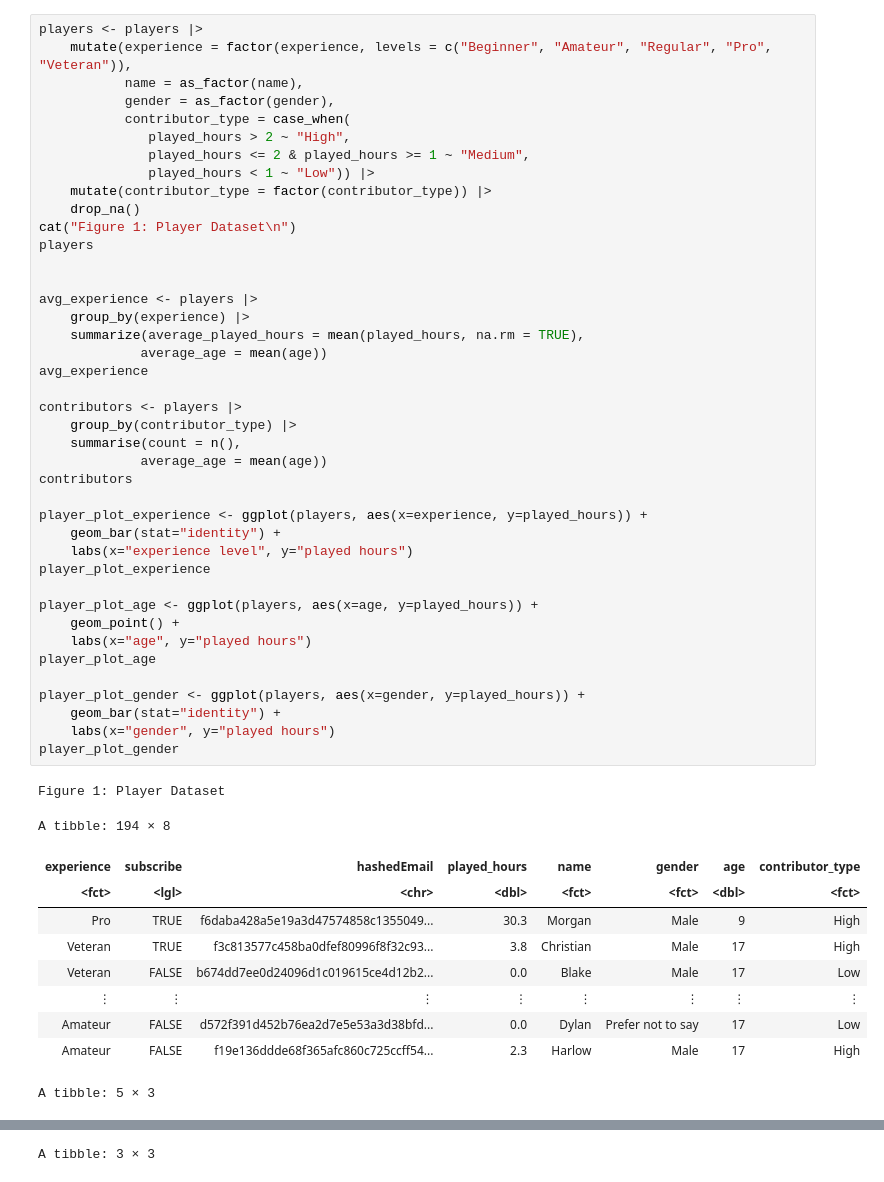
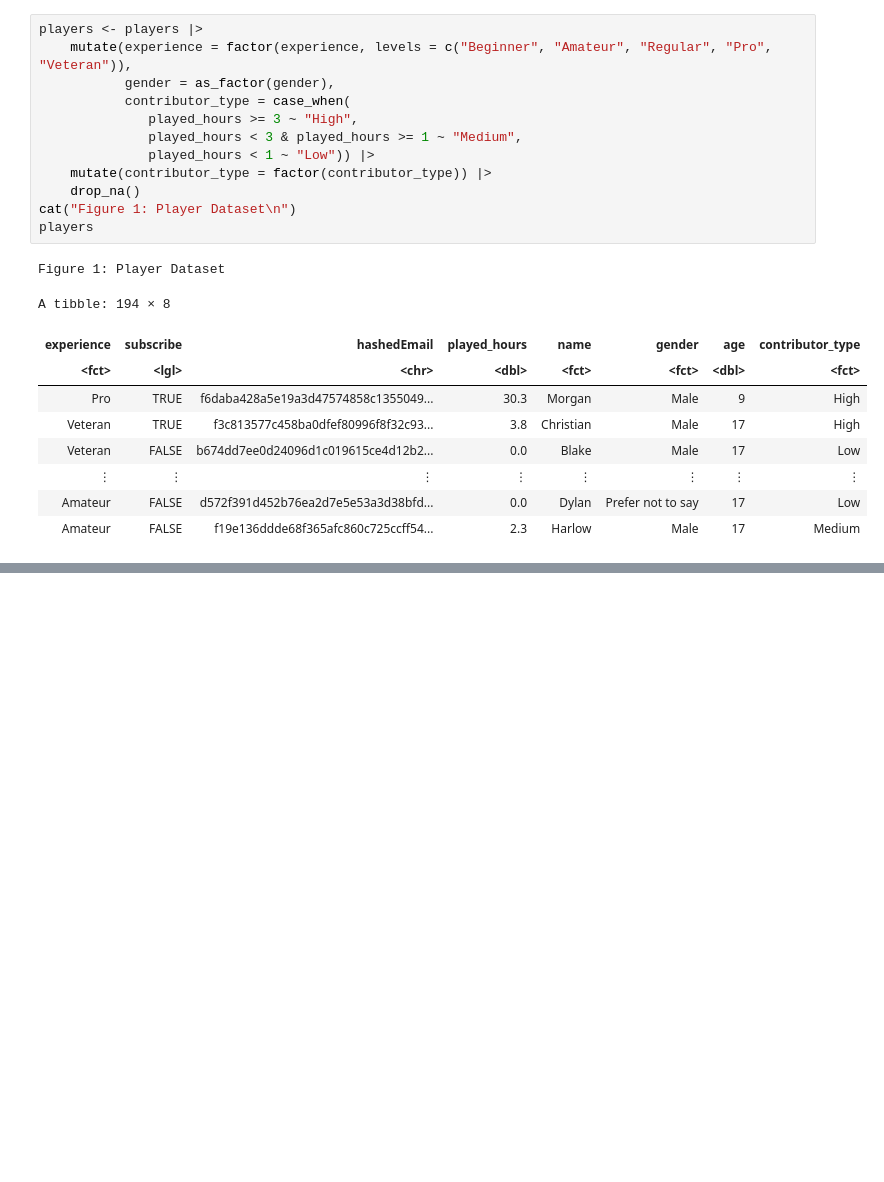
Before and after one commit to elilyliu/Group-4-project, a Jupyter notebook: knn code.ipynb, the cells around one changed output, grey strips where cells are left out. Saved outputs shown, nothing was run; the diff lists cells and outputs as text; blank space fills up the shorter version.

```diff
--- a/knn code.ipynb
+++ b/knn code.ipynb
@@ -31,53 +32,23 @@ dbl (2): original_start_time, original_end_time
 # %%
 players <- players |>
     mutate(experience = factor(experience, levels = c("Beginner", "Amateur", "Regular", "Pro", "Veteran")),
-           name = as_factor(name),
            gender = as_factor(gender),
            contributor_type = case_when(
-              played_hours > 2 ~ "High",
-              played_hours <= 2 & played_hours >= 1 ~ "Medium",
+              played_hours >= 3 ~ "High",
+              played_hours < 3 & played_hours >= 1 ~ "Medium",
               played_hours < 1 ~ "Low")) |>
     mutate(contributor_type = factor(contributor_type)) |>
     drop_na()
 cat("Figure 1: Player Dataset\n")
 players
-
-
-avg_experience <- players |>
-    group_by(experience) |>
-    summarize(average_played_hours = mean(played_hours, na.rm = TRUE),
-             average_age = mean(age))
-avg_experience
-
-contributors <- players |>
-    group_by(contributor_type) |>
-    summarise(count = n(),
-             average_age = mean(age))
-contributors
-
-player_plot_experience <- ggplot(players, aes(x=experience, y=played_hours)) +
-    geom_bar(stat="identity") +
-    labs(x="experience level", y="played hours")
-player_plot_experience
-
-player_plot_age <- ggplot(players, aes(x=age, y=played_hours)) +
-    geom_point() +
-    labs(x="age", y="played hours")
-player_plot_age
-
-player_plot_gender <- ggplot(players, aes(x=gender, y=played_hours)) +
-    geom_bar(stat="identity") +
-    labs(x="gender", y="played hours")
-player_plot_gender
 # %% [output]
 Figure 1: Player Dataset
 A tibble: 194 × 8
 | experience | subscribe | hashedEmail | played_hours | name | gender | age | contributor_type |
 | <fct> | <lgl> | <chr> | <dbl> | <fct> | <fct> | <dbl> | <fct> |
 | Pro | TRUE | f6daba428a5e19a3d47574858c1355049... | 30.3 | Morgan | Male | 9 | High |
 | Veteran | TRUE | f3c813577c458ba0dfef80996f8f32c93... | 3.8 | Christian | Male | 17 | High |
 | Veteran | FALSE | b674dd7ee0d24096d1c019615ce4d12b2... | 0.0 | Blake | Male | 17 | Low |
 | ⋮ | ⋮ | ⋮ | ⋮ | ⋮ | ⋮ | ⋮ | ⋮ |
 | Amateur | FALSE | d572f391d452b76ea2d7e5e53a3d38bfd... | 0.0 | Dylan | Prefer not to say | 17 | Low |
-| Amateur | FALSE | f19e136ddde68f365afc860c725ccff54... | 2.3 | Harlow | Male | 17 | High |
+| Amateur | FALSE | f19e136ddde68f365afc860c725ccff54... | 2.3 | Harlow | Male | 17 | Medium |
-A tibble: 5 × 3
@@ -91 +54,0 @@ A tibble: 5 × 3
-A tibble: 3 × 3
```
Also changed, not shown: parts of 13 cells of this notebook.
